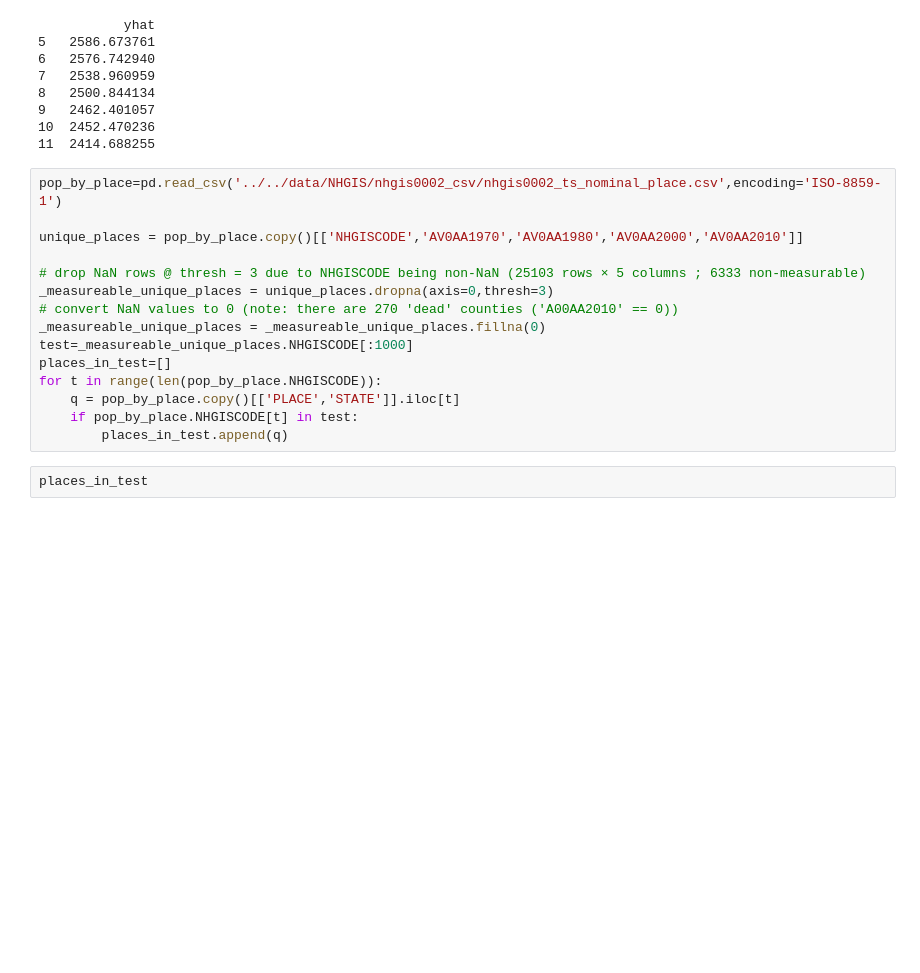
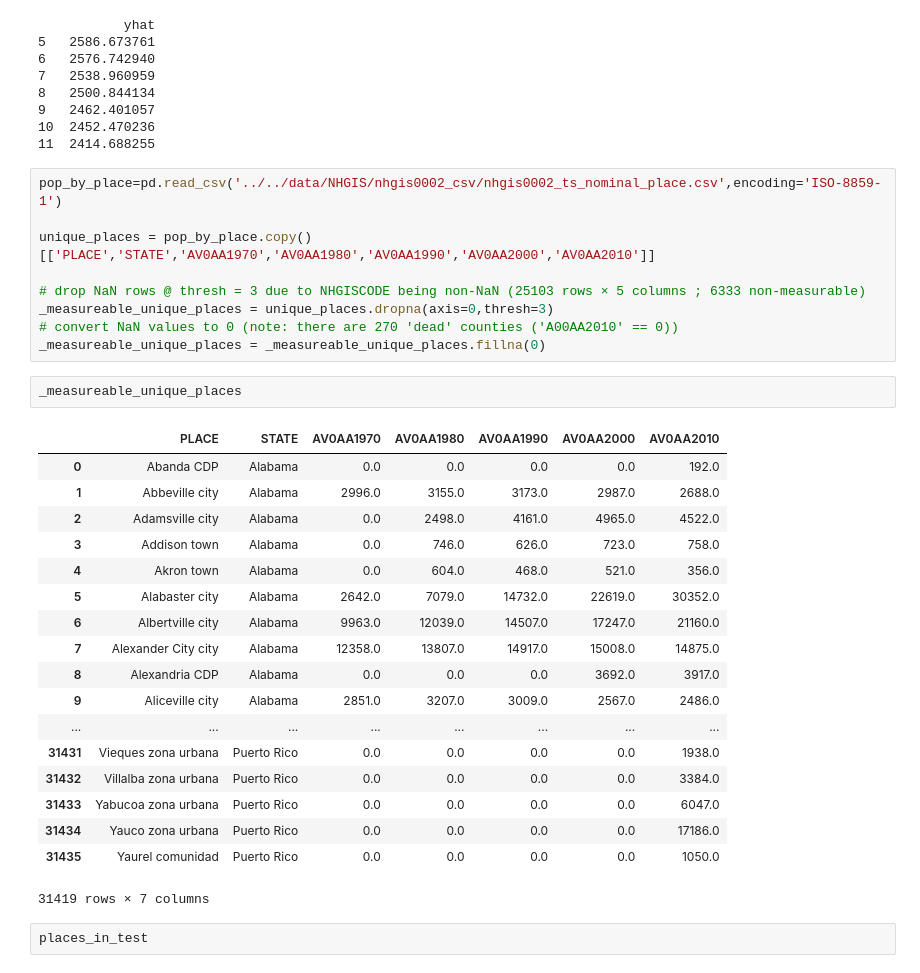
Before and after one commit to gumdropsteve/population_prophet, a Jupyter notebook: exploratory-data-analysis/timeseries/pop_by_place.ipynb, the cells around one changed output. Drawn from its saved outputs; the diff is of its cells as text; blank space fills up the shorter version.

Commit message:
make DataFrame of Place, State for compairson to _measureable_unique_places and _measureable_base

```diff
--- a/exploratory-data-analysis/timeseries/pop_by_place.ipynb
+++ b/exploratory-data-analysis/timeseries/pop_by_place.ipynb
@@ -250,18 +296,33 @@ print(by_place[0][['yhat']][5:12])
 # %%
 pop_by_place=pd.read_csv('../../data/NHGIS/nhgis0002_csv/nhgis0002_ts_nominal_place.csv',encoding='ISO-8859-1')
 
-unique_places = pop_by_place.copy()[['NHGISCODE','AV0AA1970','AV0AA1980','AV0AA2000','AV0AA2010']]
+unique_places = pop_by_place.copy()[['PLACE','STATE','AV0AA1970','AV0AA1980','AV0AA1990','AV0AA2000','AV0AA2010']]
 
 # drop NaN rows @ thresh = 3 due to NHGISCODE being non-NaN (25103 rows × 5 columns ; 6333 non-measurable)
 _measureable_unique_places = unique_places.dropna(axis=0,thresh=3)
 # convert NaN values to 0 (note: there are 270 'dead' counties ('A00AA2010' == 0))
 _measureable_unique_places = _measureable_unique_places.fillna(0)
-test=_measureable_unique_places.NHGISCODE[:1000]
-places_in_test=[]
-for t in range(len(pop_by_place.NHGISCODE)):
-    q = pop_by_place.copy()[['PLACE','STATE']].iloc[t]
-    if pop_by_place.NHGISCODE[t] in test:
-        places_in_test.append(q)
+# %%
+_measureable_unique_places
+# %% [output]
+|  | PLACE | STATE | AV0AA1970 | AV0AA1980 | AV0AA1990 | AV0AA2000 | AV0AA2010 |
+| 0 | Abanda CDP | Alabama | 0.0 | 0.0 | 0.0 | 0.0 | 192.0 |
+| 1 | Abbeville city | Alabama | 2996.0 | 3155.0 | 3173.0 | 2987.0 | 2688.0 |
+| 2 | Adamsville city | Alabama | 0.0 | 2498.0 | 4161.0 | 4965.0 | 4522.0 |
+| 3 | Addison town | Alabama | 0.0 | 746.0 | 626.0 | 723.0 | 758.0 |
+| 4 | Akron town | Alabama | 0.0 | 604.0 | 468.0 | 521.0 | 356.0 |
+| 5 | Alabaster city | Alabama | 2642.0 | 7079.0 | 14732.0 | 22619.0 | 30352.0 |
+| 6 | Albertville city | Alabama | 9963.0 | 12039.0 | 14507.0 | 17247.0 | 21160.0 |
+| 7 | Alexander City city | Alabama | 12358.0 | 13807.0 | 14917.0 | 15008.0 | 14875.0 |
+| 8 | Alexandria CDP | Alabama | 0.0 | 0.0 | 0.0 | 3692.0 | 3917.0 |
+| 9 | Aliceville city | Alabama | 2851.0 | 3207.0 | 3009.0 | 2567.0 | 2486.0 |
+| ... | ... | ... | ... | ... | ... | ... | ... |
+| 31431 | Vieques zona urbana | Puerto Rico | 0.0 | 0.0 | 0.0 | 0.0 | 1938.0 |
+| 31432 | Villalba zona urbana | Puerto Rico | 0.0 | 0.0 | 0.0 | 0.0 | 3384.0 |
+| 31433 | Yabucoa zona urbana | Puerto Rico | 0.0 | 0.0 | 0.0 | 0.0 | 6047.0 |
+| 31434 | Yauco zona urbana | Puerto Rico | 0.0 | 0.0 | 0.0 | 0.0 | 17186.0 |
+| 31435 | Yaurel comunidad | Puerto Rico | 0.0 | 0.0 | 0.0 | 0.0 | 1050.0 |
+31419 rows × 7 columns
 # %%
 places_in_test
 # %%
```
Also changed, not shown: parts of 7 cells of this notebook.
